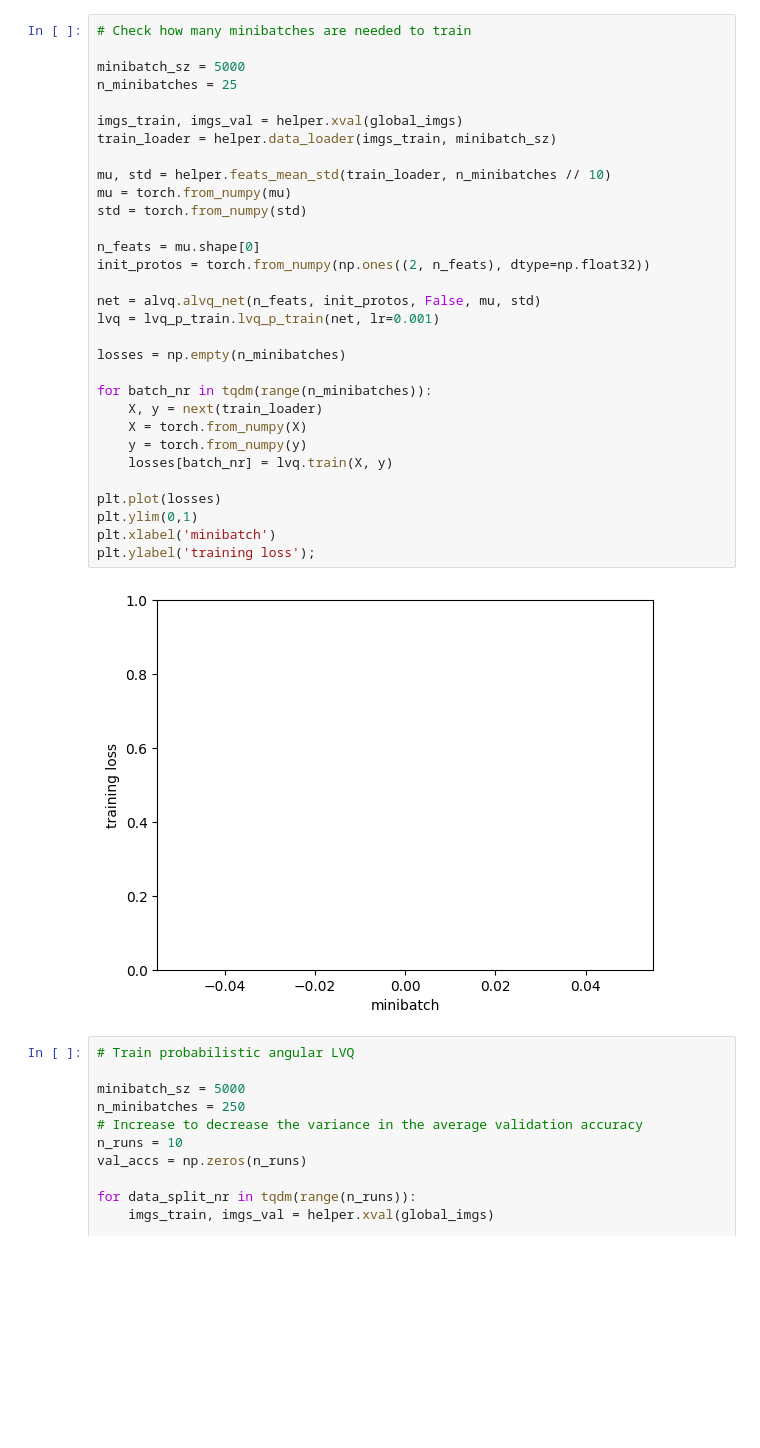
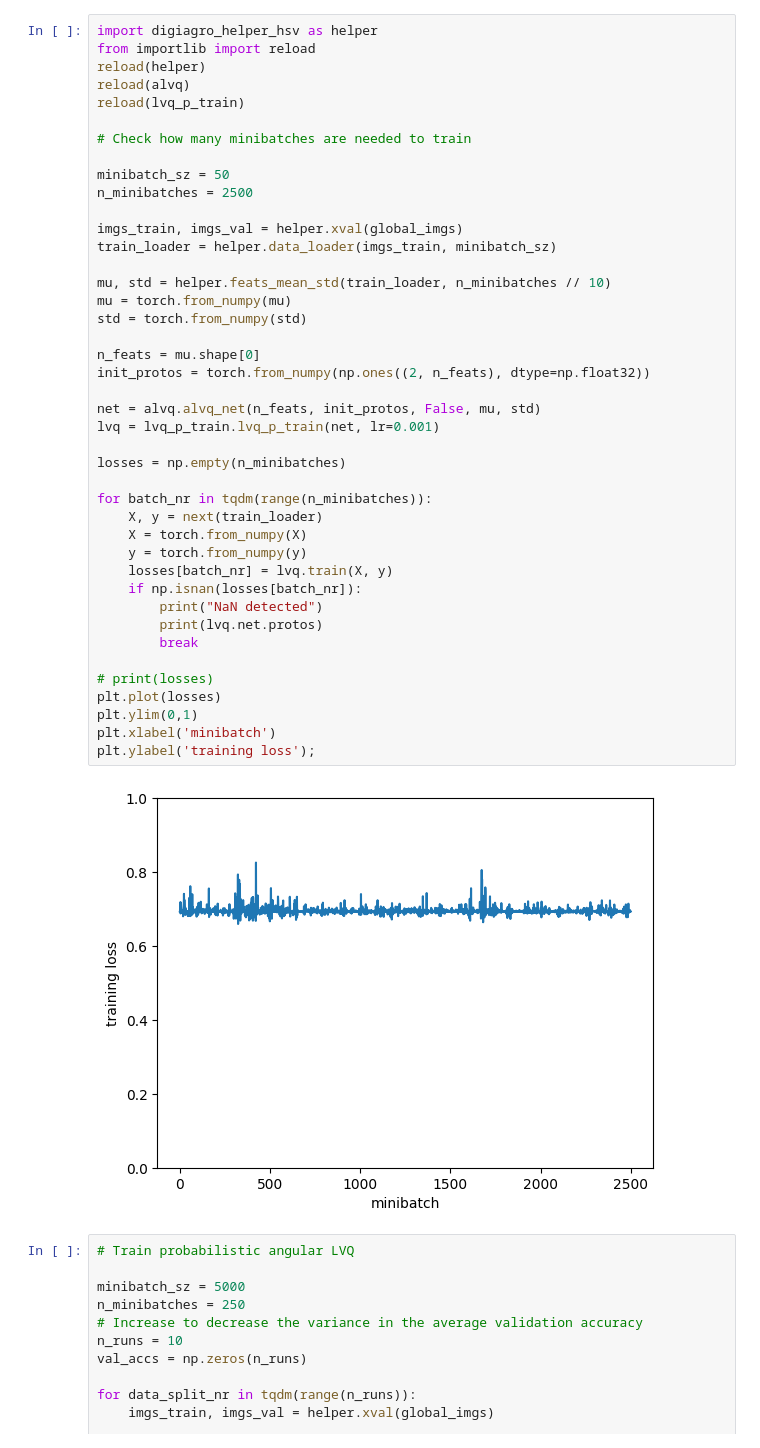
Before and after one commit to MartMonster/AlphaTreeLVQ, a Jupyter notebook: ALVQ/green-plants-model-training/croptimal.ipynb, the cells around one changed output. Drawn from its saved outputs; the diff is of its cells as text; blank space fills up the shorter version.

Commit message:
scared alvq hsv into working by logging errors?

```diff
--- a/ALVQ/green-plants-model-training/croptimal.ipynb
+++ b/ALVQ/green-plants-model-training/croptimal.ipynb
@@ -27,38 +31,49 @@ for i in range(n_classes):
 Loaded 2258 images for class 0
 Loaded 1390 images for class 1
 # %%
+import digiagro_helper_hsv as helper
+from importlib import reload
+reload(helper)
+reload(alvq)
+reload(lvq_p_train)
+
 # Check how many minibatches are needed to train
 
-minibatch_sz = 5000
-n_minibatches = 25
+minibatch_sz = 50
+n_minibatches = 2500
 
 imgs_train, imgs_val = helper.xval(global_imgs)
 train_loader = helper.data_loader(imgs_train, minibatch_sz)
 
 mu, std = helper.feats_mean_std(train_loader, n_minibatches // 10)
 mu = torch.from_numpy(mu)
 std = torch.from_numpy(std)
 
 n_feats = mu.shape[0]
 init_protos = torch.from_numpy(np.ones((2, n_feats), dtype=np.float32))
 
 net = alvq.alvq_net(n_feats, init_protos, False, mu, std)
 lvq = lvq_p_train.lvq_p_train(net, lr=0.001)
 
 losses = np.empty(n_minibatches)
 
 for batch_nr in tqdm(range(n_minibatches)):
     X, y = next(train_loader)
     X = torch.from_numpy(X)
     y = torch.from_numpy(y)
     losses[batch_nr] = lvq.train(X, y)
+    if np.isnan(losses[batch_nr]):
+        print("NaN detected")
+        print(lvq.net.protos)
+        break
 
+# print(losses)
 plt.plot(losses)
 plt.ylim(0,1)
 plt.xlabel('minibatch')
 plt.ylabel('training loss');
 # %% [output]
-[figure, old version]
+[figure, new version]
 # %%
 # Train probabilistic angular LVQ
 
```
Also changed, not shown: parts of 1 cell of this notebook, 3 other files.
